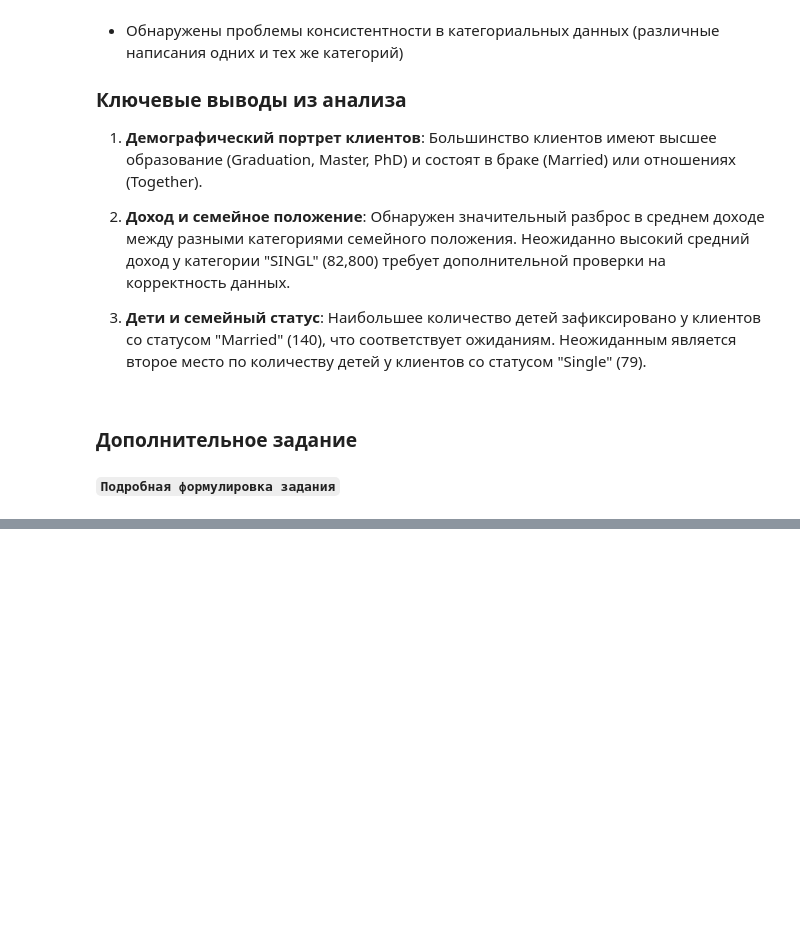
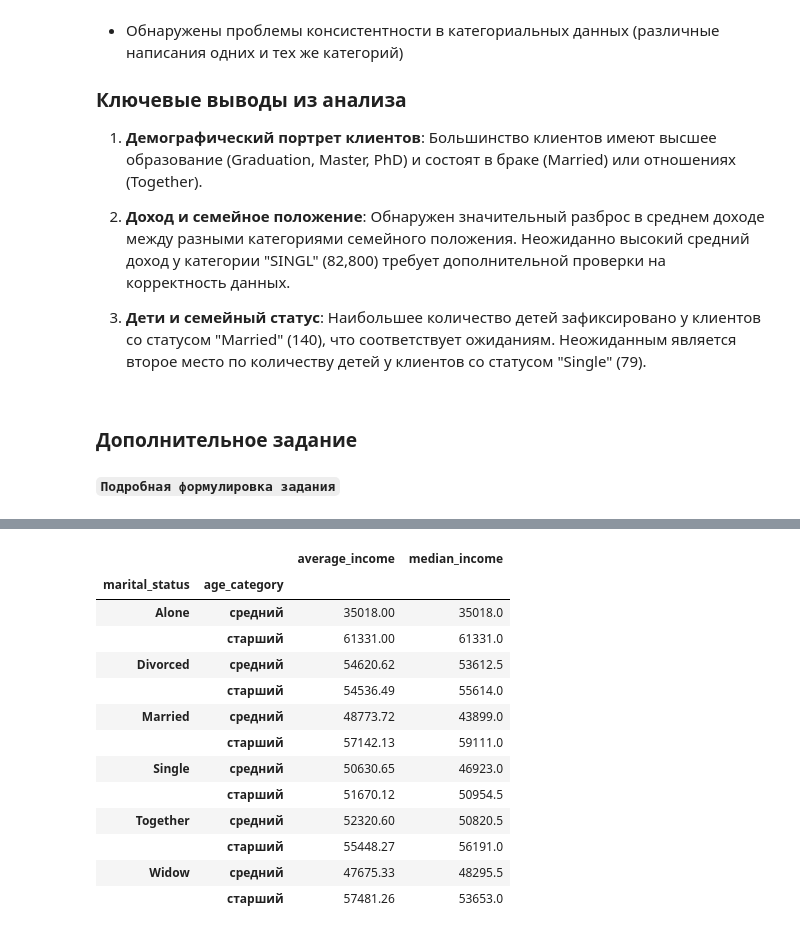
Before and after one commit to VladPl78916/Introduction-to-Data-Analysis-course, a Jupyter notebook: Лабораторная работа №1/ЛР1_Плюснин_14.ipynb, the cells around one changed output, grey strips where cells are left out. Drawn from its saved outputs; the diff is of its cells as text; code cells hidden in the pictures; blank space fills up the shorter version.

```diff
--- a/Лабораторная работа №1/ЛР1_Плюснин_14.ipynb
+++ b/Лабораторная работа №1/ЛР1_Плюснин_14.ipynb
@@ -688,0 +758,36 @@ PhD          1.5  0.00  1.00  1.00   0.0   1.0   0.0   0.0   0.0   0.0
+# %%
+# код выполнения задания
+from datetime import datetime
+
+current_year = datetime.now().year
+df['age'] = current_year - df['birth_year']
+
+age_bins = [0, 30, 55, 100]
+age_labels = ['молодой', 'средний', 'старший']
+df['age_category'] = pd.cut(df['age'], bins=age_bins, labels=age_labels, right=False)
+
+income_pivot = pd.pivot_table(
+    df,
+    values='income',
+    index=['marital_status', 'age_category'],
+    aggfunc=['mean', 'median']
+).round(2)
+
+income_pivot.columns = ['average_income', 'median_income']
+
+display(income_pivot)
+# %% [output]
+|  |  | average_income | median_income |
+| marital_status | age_category |  |  |
+| Alone | средний | 35018.00 | 35018.0 |
+|  | старший | 61331.00 | 61331.0 |
+| Divorced | средний | 54620.62 | 53612.5 |
+|  | старший | 54536.49 | 55614.0 |
+| Married | средний | 48773.72 | 43899.0 |
+|  | старший | 57142.13 | 59111.0 |
+| Single | средний | 50630.65 | 46923.0 |
+|  | старший | 51670.12 | 50954.5 |
+| Together | средний | 52320.60 | 50820.5 |
+|  | старший | 55448.27 | 56191.0 |
+| Widow | средний | 47675.33 | 48295.5 |
+|  | старший | 57481.26 | 53653.0 |
```
Also changed, not shown: parts of 24 cells of this notebook.
